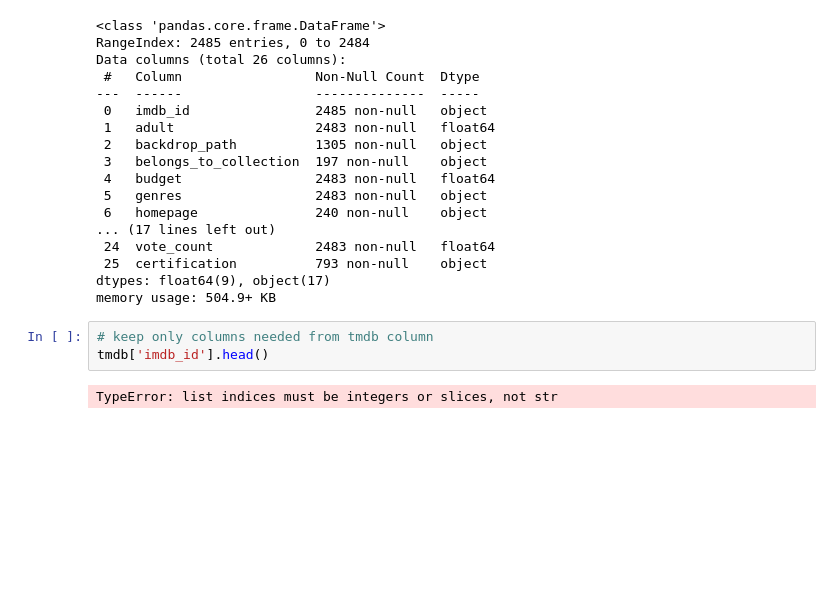
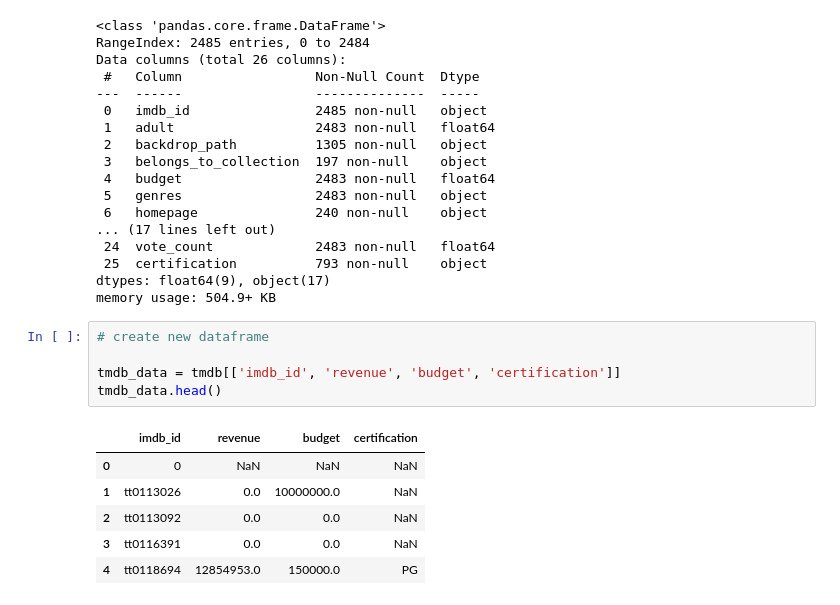
Before and after one commit to shellymduncan/Projec-3-TMDB, a Jupyter notebook: Project 3 - IMDB - Part 3.ipynb, the cells around one changed output. Drawn from its saved outputs; the diff is of its cells as text; blank space fills up the shorter version.

```diff
--- a/Project 3 - IMDB - Part 3.ipynb
+++ b/Project 3 - IMDB - Part 3.ipynb
@@ -304,8 +388,15 @@ Data columns (total 26 columns):
  25  certification          793 non-null    object
 dtypes: float64(9), object(17)
 memory usage: 504.9+ KB
-# %%
-# keep only columns needed from tmdb column
-tmdb['imdb_id'].head()
-# %% [output]
-TypeError: list indices must be integers or slices, not str
+# %%
+# create new dataframe
+
+tmdb_data = tmdb[['imdb_id', 'revenue', 'budget', 'certification']]
+tmdb_data.head()
+# %% [output]
+|  | imdb_id | revenue | budget | certification |
+| 0 | 0 | NaN | NaN | NaN |
+| 1 | tt0113026 | 0.0 | 10000000.0 | NaN |
+| 2 | tt0113092 | 0.0 | 0.0 | NaN |
+| 3 | tt0116391 | 0.0 | 0.0 | NaN |
+| 4 | tt0118694 | 12854953.0 | 150000.0 | PG |
```
Also changed, not shown: parts of 38 cells of this notebook.
